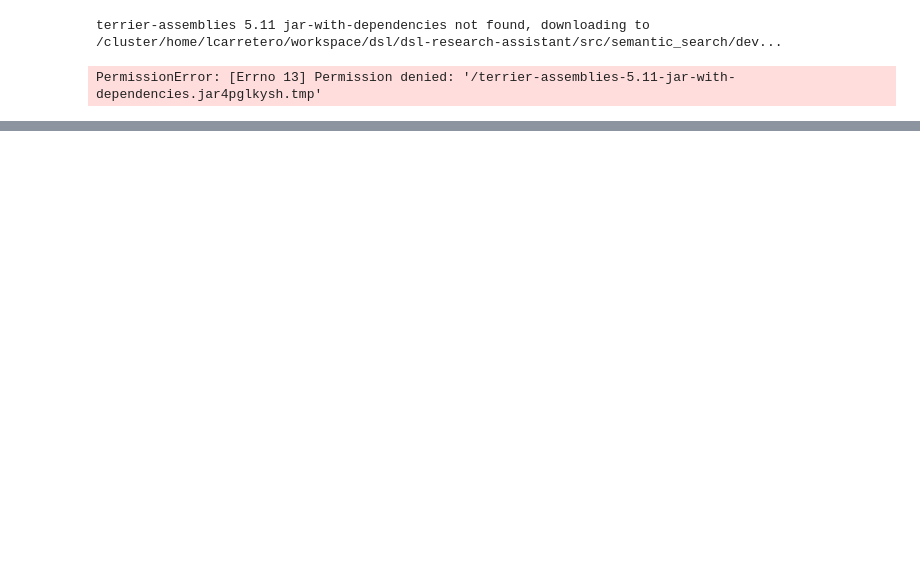
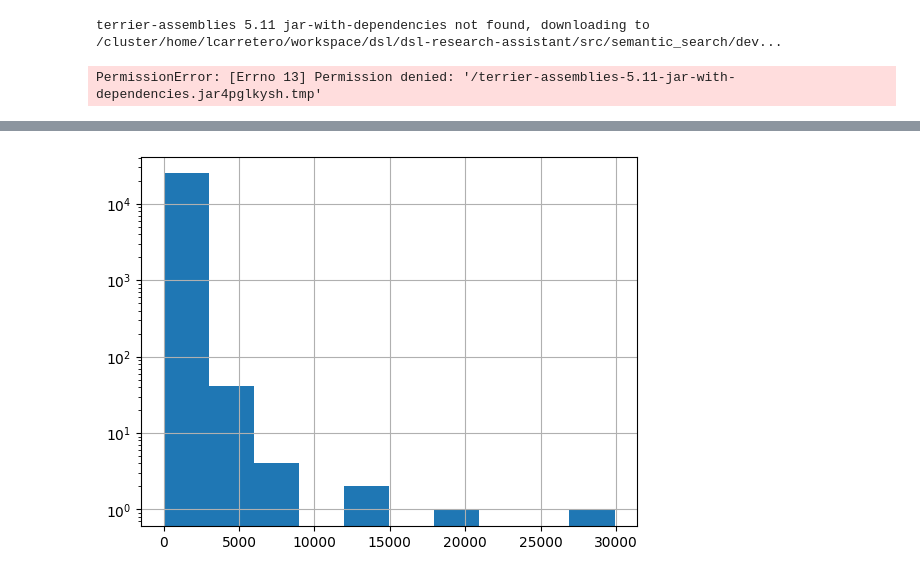
Before and after one commit to LuisCarretero/dsl-research-assistant, a Jupyter notebook: src/semantic_search/dev/embeddings.ipynb, the cells around one changed output, grey strips where cells are left out. Saved outputs shown, nothing was run; the diff lists cells and outputs as text; code cells hidden in the pictures; blank space fills up the shorter version.

```diff
--- a/src/semantic_search/dev/embeddings.ipynb
+++ b/src/semantic_search/dev/embeddings.ipynb
@@ -424,0 +381,5 @@ ds.search('Deep residual networks', top_k=10, retrieval_method='hybrid')
+# %%
+ref_df['text'].apply(len).hist()
+plt.yscale('log')
+# %% [output]
+[figure, added]
```
Also changed, not shown: parts of 26 cells of this notebook, 3 other files.
